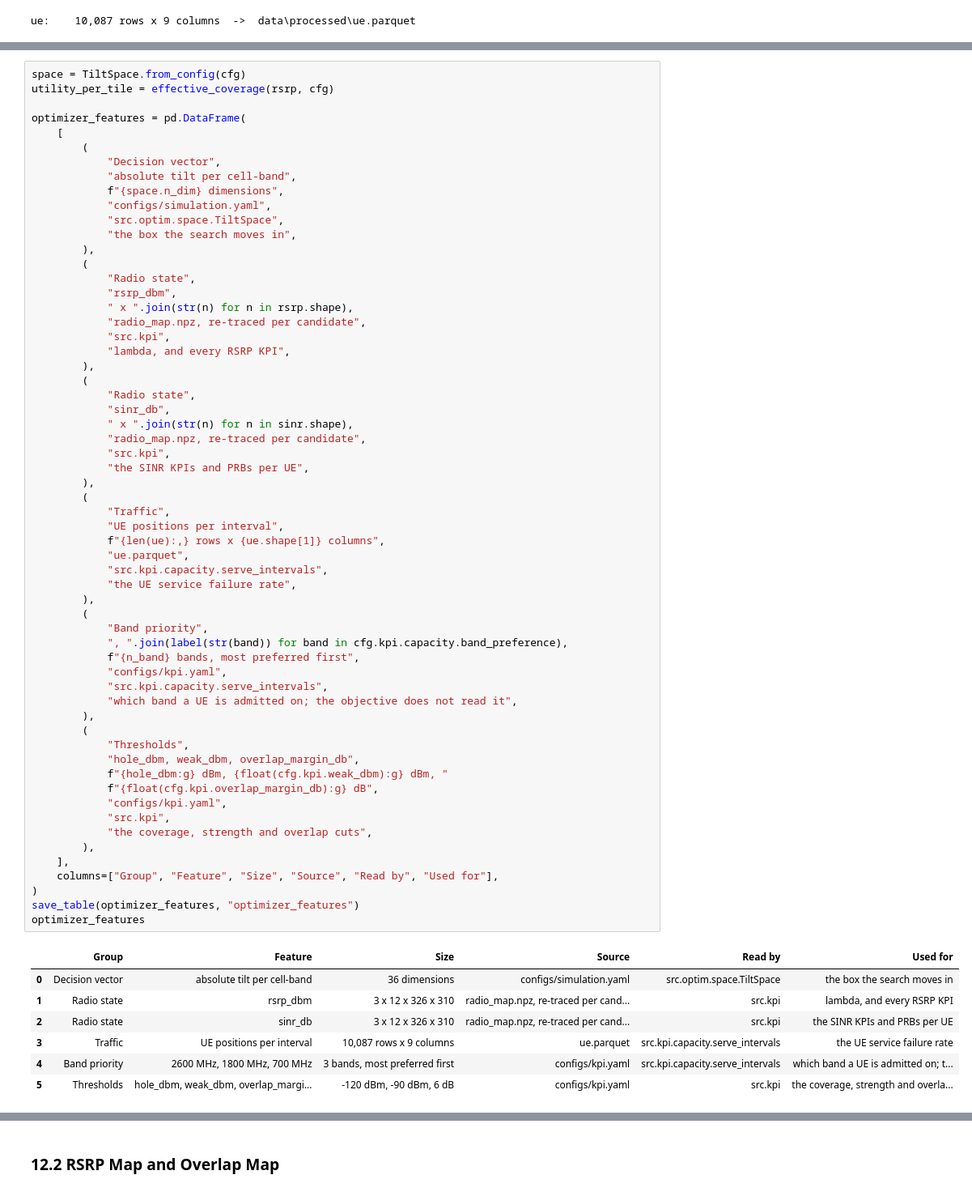
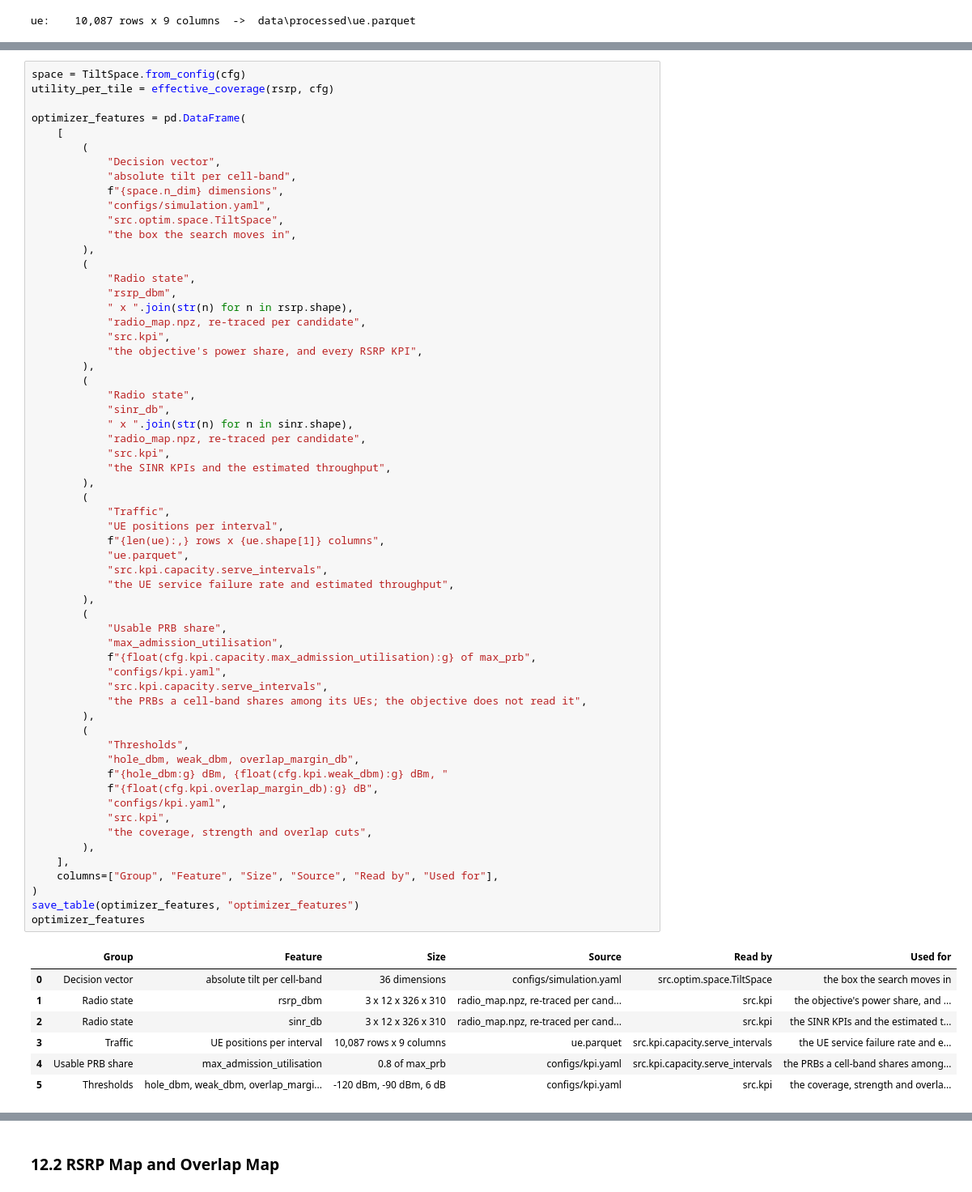
Before and after one commit to NguyenVu04/band-tilt, a Jupyter notebook: notebooks/02_preprocessing.ipynb, the cells around one changed output, grey strips where cells are left out. Shown at 81% size. Drawn from its saved outputs; the diff is of its cells as text.

```diff
--- a/notebooks/02_preprocessing.ipynb
+++ b/notebooks/02_preprocessing.ipynb
@@ -538,7 +542,7 @@ optimizer_features = pd.DataFrame(
             " x ".join(str(n) for n in rsrp.shape),
             "radio_map.npz, re-traced per candidate",
             "src.kpi",
-            "lambda, and every RSRP KPI",
+            "the objective's power share, and every RSRP KPI",
         ),
         (
             "Radio state",
@@ -546,45 +550,45 @@ optimizer_features = pd.DataFrame(
             " x ".join(str(n) for n in sinr.shape),
             "radio_map.npz, re-traced per candidate",
             "src.kpi",
-            "the SINR KPIs and PRBs per UE",
+            "the SINR KPIs and the estimated throughput",
         ),
         (
             "Traffic",
             "UE positions per interval",
             f"{len(ue):,} rows x {ue.shape[1]} columns",
             "ue.parquet",
             "src.kpi.capacity.serve_intervals",
-            "the UE service failure rate",
+            "the UE service failure rate and estimated throughput",
         ),
         (
-            "Band priority",
-            ", ".join(label(str(band)) for band in cfg.kpi.capacity.band_preference),
-            f"{n_band} bands, most preferred first",
+            "Usable PRB share",
+            "max_admission_utilisation",
+            f"{float(cfg.kpi.capacity.max_admission_utilisation):g} of max_prb",
             "configs/kpi.yaml",
             "src.kpi.capacity.serve_intervals",
-            "which band a UE is admitted on; the objective does not read it",
+            "the PRBs a cell-band shares among its UEs; the objective does not read it",
         ),
         (
             "Thresholds",
             "hole_dbm, weak_dbm, overlap_margin_db",
             f"{hole_dbm:g} dBm, {float(cfg.kpi.weak_dbm):g} dBm, "
             f"{float(cfg.kpi.overlap_margin_db):g} dB",
             "configs/kpi.yaml",
             "src.kpi",
             "the coverage, strength and overlap cuts",
         ),
     ],
     columns=["Group", "Feature", "Size", "Source", "Read by", "Used for"],
 )
 save_table(optimizer_features, "optimizer_features")
 optimizer_features
 # %% [output]
 |  | Group | Feature | Size | Source | Read by | Used for |
 | 0 | Decision vector | absolute tilt per cell-band | 36 dimensions | configs/simulation.yaml | src.optim.space.TiltSpace | the box the search moves in |
-| 1 | Radio state | rsrp_dbm | 3 x 12 x 326 x 310 | radio_map.npz, re-traced per cand... | src.kpi | lambda, and every RSRP KPI |
-| 2 | Radio state | sinr_db | 3 x 12 x 326 x 310 | radio_map.npz, re-traced per cand... | src.kpi | the SINR KPIs and PRBs per UE |
-| 3 | Traffic | UE positions per interval | 10,087 rows x 9 columns | ue.parquet | src.kpi.capacity.serve_intervals | the UE service failure rate |
-| 4 | Band priority | 2600 MHz, 1800 MHz, 700 MHz | 3 bands, most preferred first | configs/kpi.yaml | src.kpi.capacity.serve_intervals | which band a UE is admitted on; t... |
+| 1 | Radio state | rsrp_dbm | 3 x 12 x 326 x 310 | radio_map.npz, re-traced per cand... | src.kpi | the objective's power share, and ... |
+| 2 | Radio state | sinr_db | 3 x 12 x 326 x 310 | radio_map.npz, re-traced per cand... | src.kpi | the SINR KPIs and the estimated t... |
+| 3 | Traffic | UE positions per interval | 10,087 rows x 9 columns | ue.parquet | src.kpi.capacity.serve_intervals | the UE service failure rate and e... |
+| 4 | Usable PRB share | max_admission_utilisation | 0.8 of max_prb | configs/kpi.yaml | src.kpi.capacity.serve_intervals | the PRBs a cell-band shares among... |
 | 5 | Thresholds | hole_dbm, weak_dbm, overlap_margi... | -120 dBm, -90 dBm, 6 dB | configs/kpi.yaml | src.kpi | the coverage, strength and overla... |
 # %%
 # The objective, decomposed: how much of J each band of per-tile utility accounts for.
```
Also changed, not shown: parts of 6 cells of this notebook, 32 other files.
